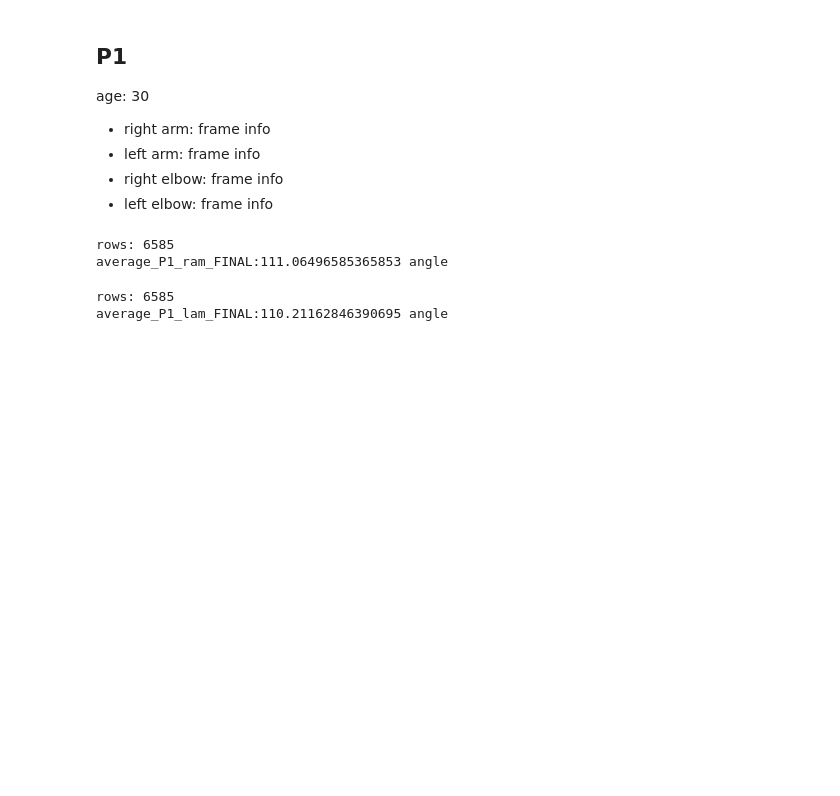
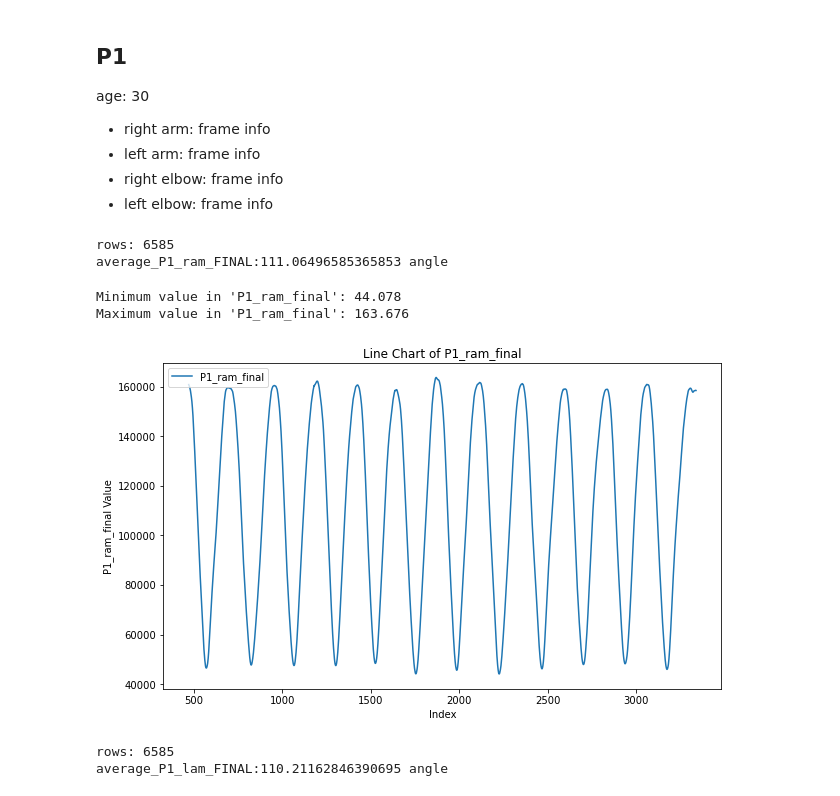
Before and after one commit to faufreiter/motion_capture, a Jupyter notebook: data/P1/P1_analysis.ipynb, the cells around one changed output. Saved outputs shown, nothing was run; the diff lists cells and outputs as text; code cells hidden in the pictures; blank space fills up the shorter version.

Commit message:
updating graphs

```diff
--- a/data/P1/P1_analysis.ipynb
+++ b/data/P1/P1_analysis.ipynb
@@ -38,6 +39,36 @@ print(f"average_P1_ram_FINAL:{average_P1_ram_FINAL} angle")
 # %% [output]
 rows: 6585
 average_P1_ram_FINAL:111.06496585365853 angle
+# %%
+data_P1_ram = pd.read_csv('./training_P1_ram_final.csv')
+
+# Calculate the minimum and maximum values for 'P1_ram_final' column in the specified range
+min_value = data_P1_ram.loc[470:3339, 'P1_ram_final'].min()/1000
+max_value = data_P1_ram.loc[470:3339, 'P1_ram_final'].max()/1000
+
+# Print the results
+print(f"Minimum value in 'P1_ram_final': {min_value}")
+print(f"Maximum value in 'P1_ram_final': {max_value}")
+# %% [output]
+Minimum value in 'P1_ram_final': 44.078
+Maximum value in 'P1_ram_final': 163.676
+# %%
+# Load the data
+data_P1_ram = pd.read_csv('./training_P1_ram_final.csv')
+
+# Select the range you are interested in, for example, from row 470 to 3339
+data_to_plot = data_P1_ram.loc[470:3339, 'P1_ram_final']
+
+# Create a line chart
+plt.figure(figsize=(10, 6))
+plt.plot(data_to_plot.index, data_to_plot, label='P1_ram_final')
+plt.title('Line Chart of P1_ram_final')
+plt.xlabel('Index')
+plt.ylabel('P1_ram_final Value')
+plt.legend()
+plt.show()
+# %% [output]
+[figure, added]
 # %%
 data_P1_lam = pd.read_csv('./training_P1_lam_final.csv')
 #Documents/GitHub/motion_capture/data/P1/training_P1_lam_final.csv
```
Also changed, not shown: parts of 4 cells of this notebook, 3 other files.
